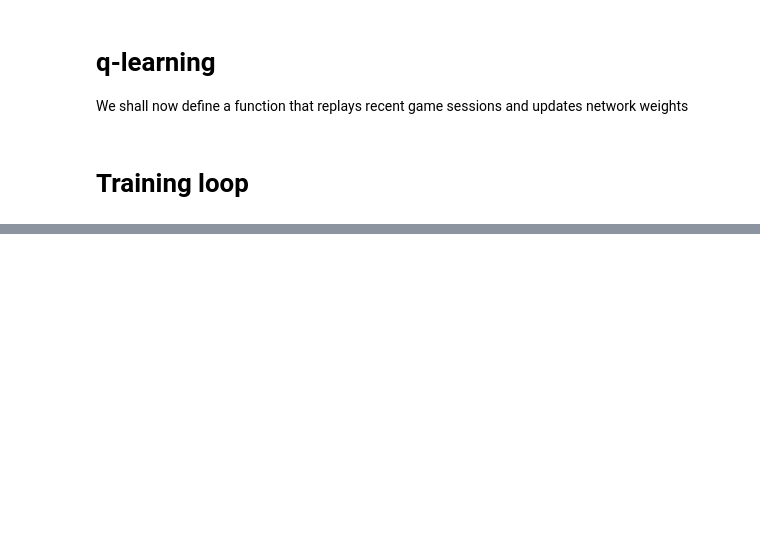
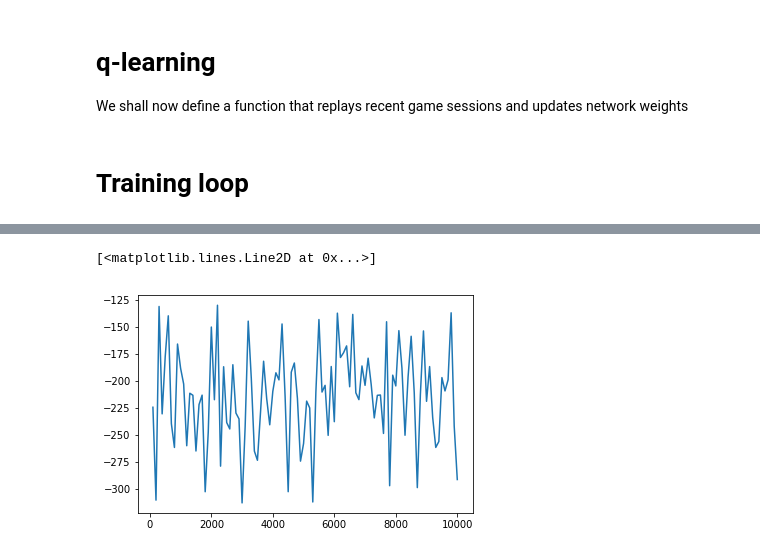
Before and after one commit to egdeliya/ml_mipt_2017, a Jupyter notebook: ml-mipt-part2/RL_LunarLander/Nurgalieva_496_task5_experience_replay.ipynb, the cells around one changed output, grey strips where cells are left out. Drawn from its saved outputs; the diff is of its cells as text; code cells hidden in the pictures; blank space fills up the shorter version.

```diff
--- a/ml-mipt-part2/RL_LunarLander/Nurgalieva_496_task5_experience_replay.ipynb
+++ b/ml-mipt-part2/RL_LunarLander/Nurgalieva_496_task5_experience_replay.ipynb
@@ -146,6 +142,9 @@ qvalues_seq = agent.get_sessions(
     session_length=SEQ_LENGTH,
     experience_replay=True,
 )[-1]
+# %%
+from lasagne.regularization import regularize_network_params, l2
+l2_penalty = regularize_network_params(qvalues_layer, l2)
 # %%
 #loss for Qlearning = (Q(s,a) - (r+gamma*Q(s',a_max)))^2, like you implemented before in lasagne.
 
@@ -158,7 +157,7 @@ elwise_mse_loss = qlearning.get_elementwise_objective(qvalues_seq,
                                                       n_steps=1,)
 
 #compute mean loss over "alive" fragments
-loss = elwise_mse_loss.sum() / replay.is_alive.sum()
+loss = elwise_mse_loss.sum() / replay.is_alive.sum() + 0.2 * l2_penalty
 # %%
 #get weight updates
 updates = lasagne.updates.adam(loss,weights,learning_rate=1e-4)
@@ -175,27 +174,27 @@ target_score = 0
 # %%
 from tqdm import trange
 
-for i in trange(10500):
+for i in trange(10000):
 
     #play
-    for _ in range(5):
+    for _ in range(7):
         pool.update(SEQ_LENGTH,append=True)
 
     #train
     train_step()
 
     #update epsilon
-    epsilon = 0.05 + 0.95*np.exp(-epoch_counter/1000.)
+    epsilon = 0.04 + 0.96*np.exp(-epoch_counter/15000.)
     action_layer.epsilon.set_value(np.float32(epsilon))
 
     #play a few games for evaluation
-    if epoch_counter%50==0:
+    if epoch_counter%100==0:
         rewards[epoch_counter] = np.mean(pool.evaluate(n_games=3,record_video=False))
         print("iter=%i\tepsilon=%.3f"%(epoch_counter,action_layer.epsilon.get_value(),))
         print("Current score(mean over %i) = %.3f"%(3,np.mean(rewards[epoch_counter])))
 
         if rewards[epoch_counter] >= target_score:
-            print("You win!")
+            print("You win! ", rewards[epoch_counter])
             break
 
 
@@ -262,5 +261,11 @@ Current score(mean over 3) = -298.868
 ... (88 outputs left out)
+# %%
+def first_arg(pair):
+    return pair[0]
 # %%
-from pandas import ewma
-iters,session_rewards=zip(*sorted(rewards.items(),key=lambda (k,v):k))
-plt.plot(iters,ewma(np.array(session_rewards),span=10))
+# from pandas import ewma
+iters,session_rewards=zip(*sorted(rewards.items(), key=first_arg))
+plt.plot(iters, np.array(session_rewards))
+# %% [output]
+[<matplotlib.lines.Line2D at 0x...>]
+[figure, added]
```
Also changed, not shown: parts of 5 cells of this notebook.
